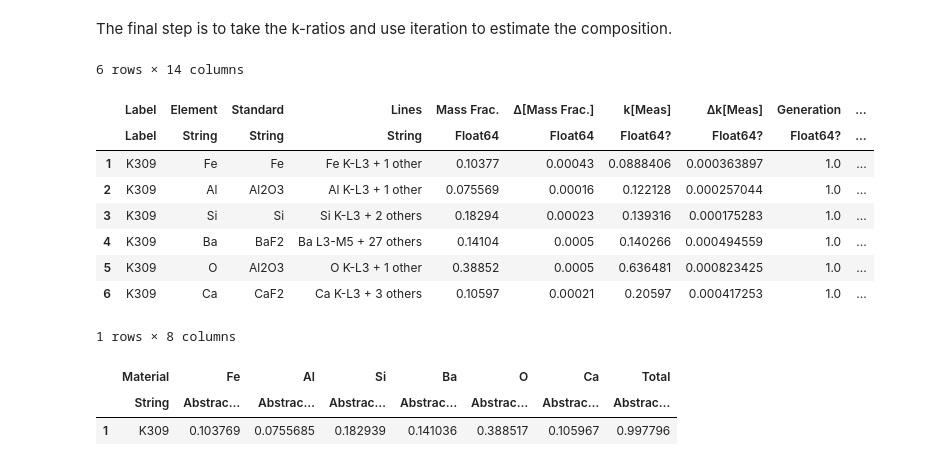
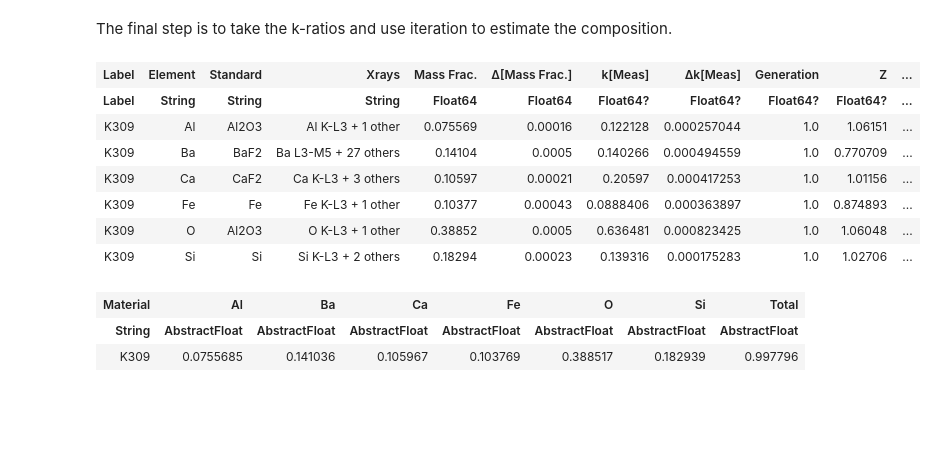
Before and after one commit to usnistgov/NeXLSpectrum.jl, a Jupyter notebook: notebook/K309.ipynb, the cells around one changed output. Cells and saved outputs as stored; diff of their text form; code cells hidden in the pictures; blank space fills up the shorter version.

```diff
--- a/notebook/K309.ipynb
+++ b/notebook/K309.ipynb
@@ -101,21 +102,19 @@ The final step is to take the k-ratios and use iteration to estimate the composi
 # %%
 ENV["LINES"] = 60; ENV["COLUMNS"]=200
 iterres = quantify(res, mc=XPP)
-asa(DataFrame, iterres)
+pretty_table(asa(DataFrame, iterres), backend=:html)
 # %% [output]
-6 rows × 14 columns
-|  | Label | Element | Standard | Lines | Mass Frac. | Δ[Mass Frac.] | k[Meas] | Δk[Meas] | Generation | ... |
-|  | Label | String | String | String | Float64 | Float64 | Float64? | Float64? | Float64? | ... |
-| 1 | K309 | Fe | Fe | Fe K-L3 + 1 other | 0.10377 | 0.00043 | 0.0888406 | 0.000363897 | 1.0 | ... |
-| 2 | K309 | Al | Al2O3 | Al K-L3 + 1 other | 0.075569 | 0.00016 | 0.122128 | 0.000257044 | 1.0 | ... |
-| 3 | K309 | Si | Si | Si K-L3 + 2 others | 0.18294 | 0.00023 | 0.139316 | 0.000175283 | 1.0 | ... |
-| 4 | K309 | Ba | BaF2 | Ba L3-M5 + 27 others | 0.14104 | 0.0005 | 0.140266 | 0.000494559 | 1.0 | ... |
-| 5 | K309 | O | Al2O3 | O K-L3 + 1 other | 0.38852 | 0.0005 | 0.636481 | 0.000823425 | 1.0 | ... |
-| 6 | K309 | Ca | CaF2 | Ca K-L3 + 3 others | 0.10597 | 0.00021 | 0.20597 | 0.000417253 | 1.0 | ... |
+| Label | Element | Standard | Xrays | Mass Frac. | Δ[Mass Frac.] | k[Meas] | Δk[Meas] | Generation | Z | ... |
+| Label | String | String | String | Float64 | Float64 | Float64? | Float64? | Float64? | Float64? | ... |
+| K309 | Al | Al2O3 | Al K-L3 + 1 other | 0.075569 | 0.00016 | 0.122128 | 0.000257044 | 1.0 | 1.06151 | ... |
+| K309 | Ba | BaF2 | Ba L3-M5 + 27 others | 0.14104 | 0.0005 | 0.140266 | 0.000494559 | 1.0 | 0.770709 | ... |
+| K309 | Ca | CaF2 | Ca K-L3 + 3 others | 0.10597 | 0.00021 | 0.20597 | 0.000417253 | 1.0 | 1.01156 | ... |
+| K309 | Fe | Fe | Fe K-L3 + 1 other | 0.10377 | 0.00043 | 0.0888406 | 0.000363897 | 1.0 | 0.874893 | ... |
+| K309 | O | Al2O3 | O K-L3 + 1 other | 0.38852 | 0.0005 | 0.636481 | 0.000823425 | 1.0 | 1.06048 | ... |
+| K309 | Si | Si | Si K-L3 + 2 others | 0.18294 | 0.00023 | 0.139316 | 0.000175283 | 1.0 | 1.02706 | ... |
 # %%
-asa(DataFrame, [ iterres.comp ])
+pretty_table(asa(DataFrame, [ iterres.comp ]), backend=:html)
 # %% [output]
-1 rows × 8 columns
-|  | Material | Fe | Al | Si | Ba | O | Ca | Total |
-|  | String | Abstrac… | Abstrac… | Abstrac… | Abstrac… | Abstrac… | Abstrac… | Abstrac… |
-| 1 | K309 | 0.103769 | 0.0755685 | 0.182939 | 0.141036 | 0.388517 | 0.105967 | 0.997796 |
+| Material | Al | Ba | Ca | Fe | O | Si | Total |
+| String | AbstractFloat | AbstractFloat | AbstractFloat | AbstractFloat | AbstractFloat | AbstractFloat | AbstractFloat |
+| K309 | 0.0755685 | 0.141036 | 0.105967 | 0.103769 | 0.388517 | 0.182939 | 0.997796 |
```
Also changed, not shown: parts of 4 cells of this notebook, 5 other files.
